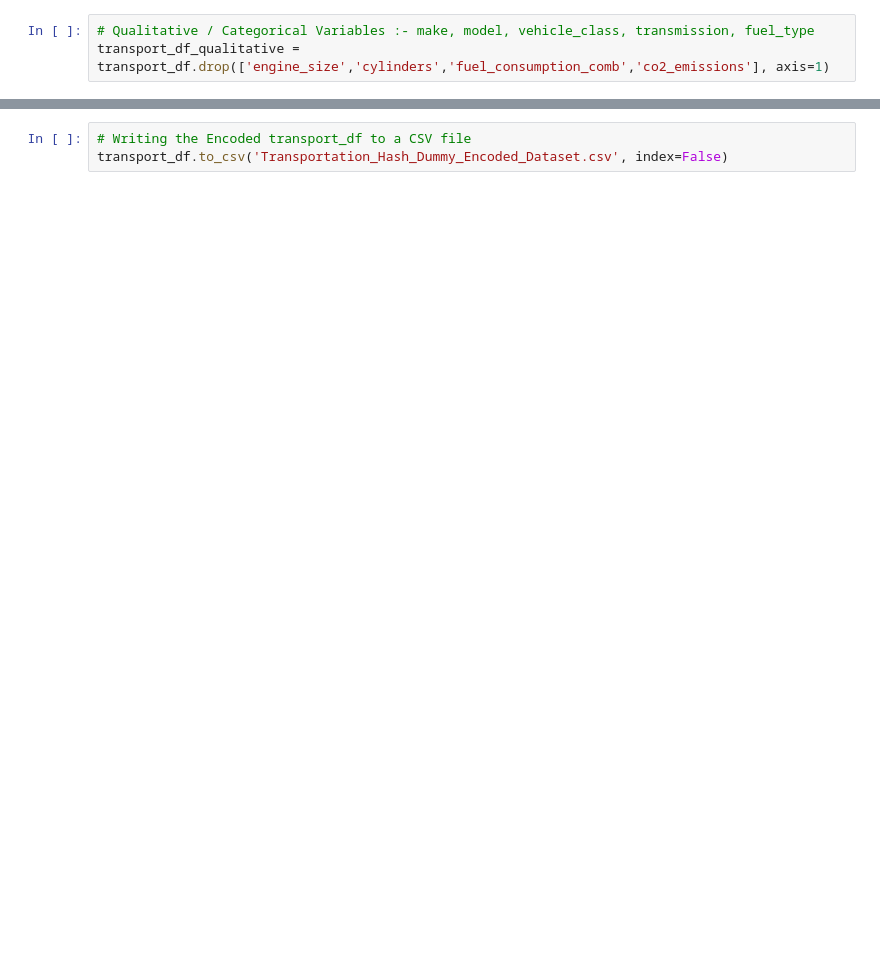
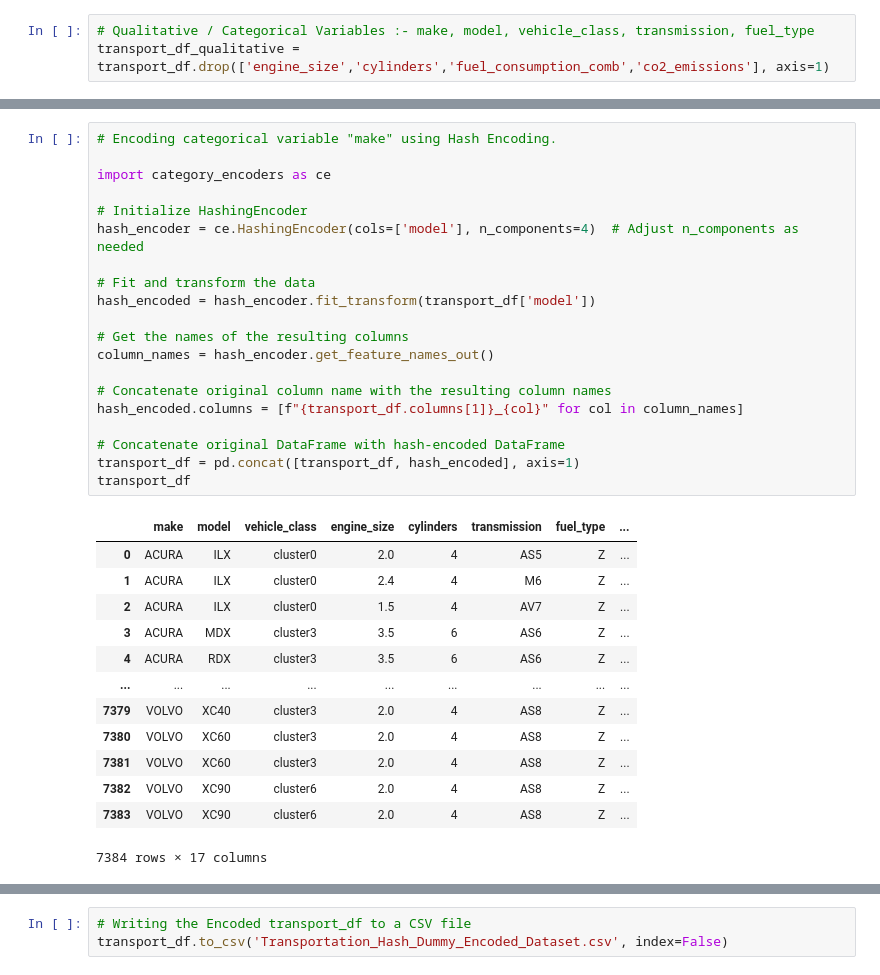
Before and after one commit to sean-jesuharun/Carbon-Footprint-Monitoring-Platform, a Jupyter notebook: Transportation_Dataset_Hash_Dummy_Encoding.ipynb, the cells around one changed output, grey strips where cells are left out. Cells and saved outputs as stored; diff of their text form; blank space fills up the shorter version.

Commit message:
Created a Cample Model for Transportation

```diff
--- a/Transportation_Dataset_Hash_Dummy_Encoding.ipynb
+++ b/Transportation_Dataset_Hash_Dummy_Encoding.ipynb
@@ -120,3 +121,37 @@ transport_df
+# %%
+# Encoding categorical variable "make" using Hash Encoding.
+
+import category_encoders as ce
+
+# Initialize HashingEncoder
+hash_encoder = ce.HashingEncoder(cols=['model'], n_components=4)  # Adjust n_components as needed
+
+# Fit and transform the data
+hash_encoded = hash_encoder.fit_transform(transport_df['model'])
+
+# Get the names of the resulting columns
+column_names = hash_encoder.get_feature_names_out()
+
+# Concatenate original column name with the resulting column names
+hash_encoded.columns = [f"{transport_df.columns[1]}_{col}" for col in column_names]
+
+# Concatenate original DataFrame with hash-encoded DataFrame
+transport_df = pd.concat([transport_df, hash_encoded], axis=1)
+transport_df
+# %% [output]
+|  | make | model | vehicle_class | engine_size | cylinders | transmission | fuel_type | ... |
+| 0 | ACURA | ILX | cluster0 | 2.0 | 4 | AS5 | Z | ... |
+| 1 | ACURA | ILX | cluster0 | 2.4 | 4 | M6 | Z | ... |
+| 2 | ACURA | ILX | cluster0 | 1.5 | 4 | AV7 | Z | ... |
+| 3 | ACURA | MDX | cluster3 | 3.5 | 6 | AS6 | Z | ... |
+| 4 | ACURA | RDX | cluster3 | 3.5 | 6 | AS6 | Z | ... |
+| ... | ... | ... | ... | ... | ... | ... | ... | ... |
+| 7379 | VOLVO | XC40 | cluster3 | 2.0 | 4 | AS8 | Z | ... |
+| 7380 | VOLVO | XC60 | cluster3 | 2.0 | 4 | AS8 | Z | ... |
+| 7381 | VOLVO | XC60 | cluster3 | 2.0 | 4 | AS8 | Z | ... |
+| 7382 | VOLVO | XC90 | cluster6 | 2.0 | 4 | AS8 | Z | ... |
+| 7383 | VOLVO | XC90 | cluster6 | 2.0 | 4 | AS8 | Z | ... |
+7384 rows × 17 columns
 # %%
 # Encoding categorical variables "vehicle_class" using Dummy Encoding.
 dummy_encoded_vehicle_class = pd.get_dummies(transport_df['vehicle_class'], drop_first=True, prefix='vehicle_class')
```
Also changed, not shown: parts of 9 cells of this notebook, 6 other files.
